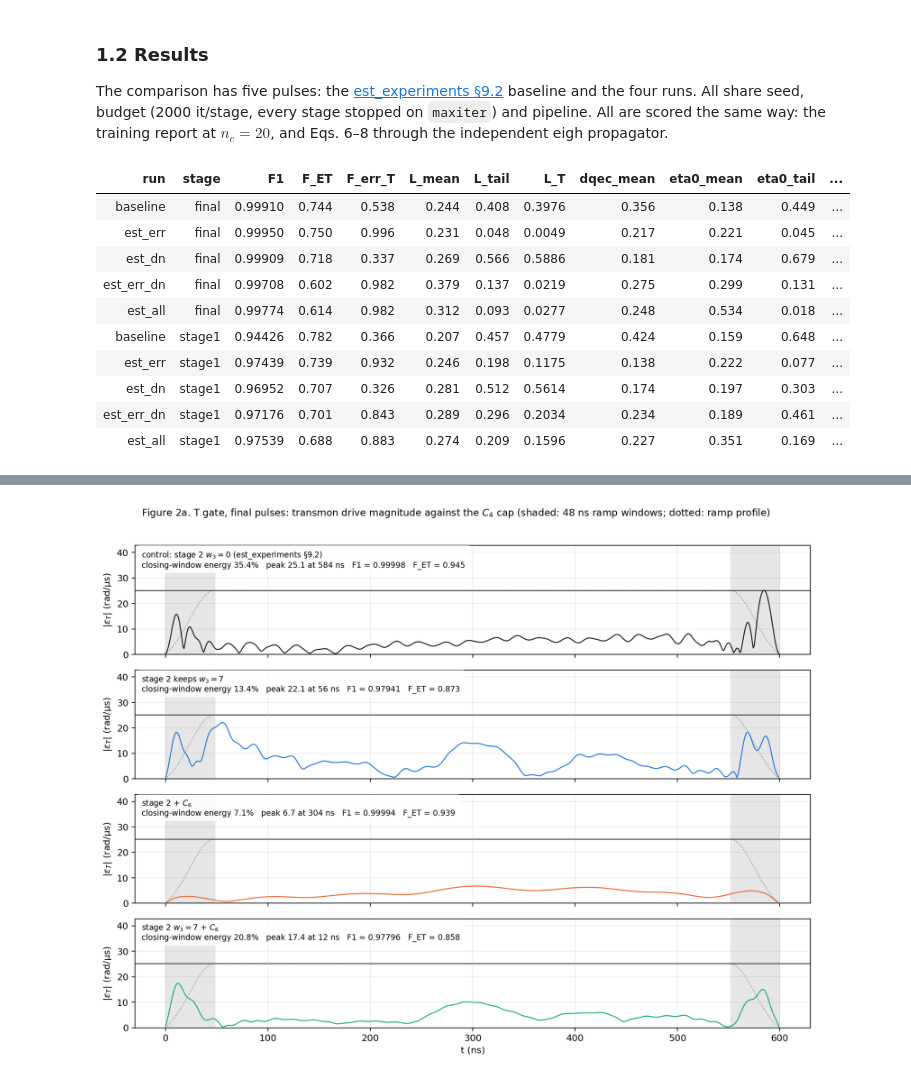
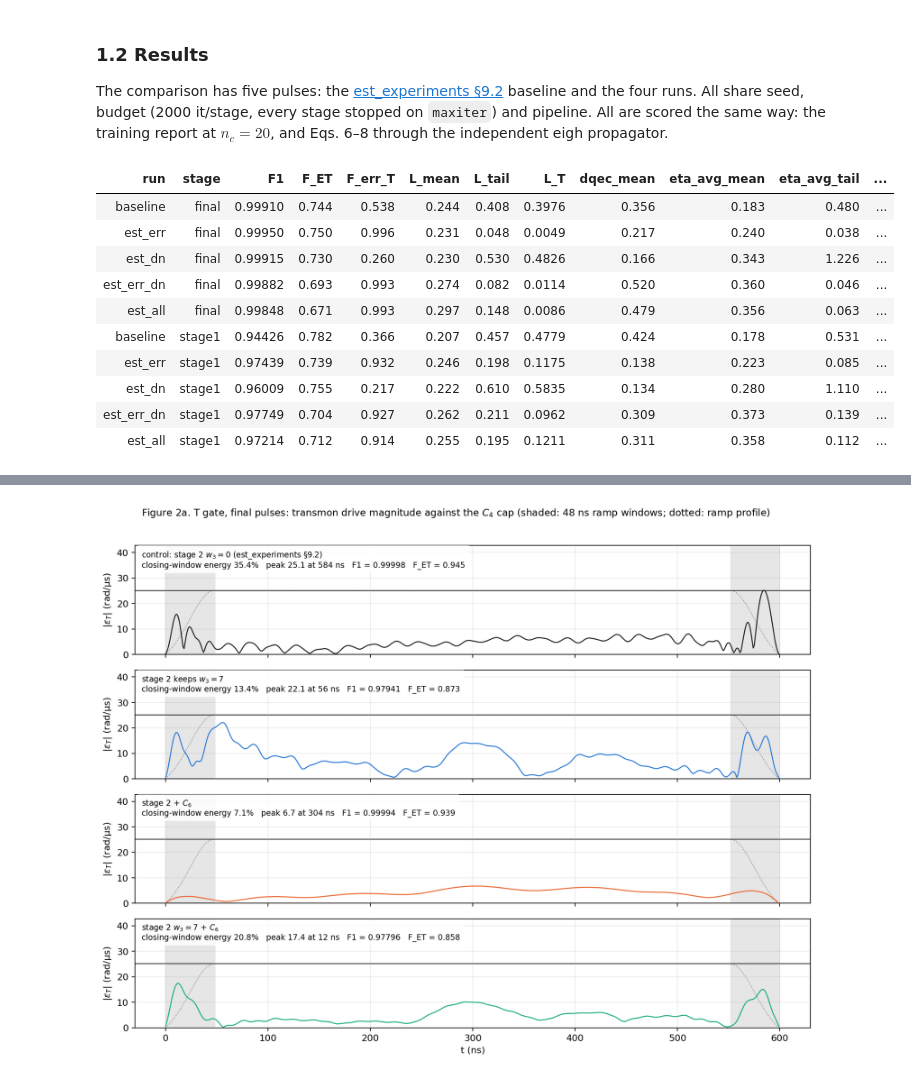
Before and after one commit to curiousCATla/Qubit-Drive-GRAPE, a Jupyter notebook: est_optimization.ipynb, the cells around one changed output, grey strips where cells are left out. Cells and saved outputs as stored; diff of their text form; code cells hidden in the pictures.

```diff
--- a/est_optimization.ipynb
+++ b/est_optimization.ipynb
@@ -302,28 +362,28 @@ training report at $n_c = 20$, and Eqs. 6–8 through the independent eigh propa
 # %%
 # Table 2: scalar metrics, final pulses first, then the stage-1 pulses.
 if nt_have:
     T19_COLS = ["run", "stage", "F1", "F_ET", "F_err_T", "L_mean", "L_tail", "L_T",
-                "dqec_mean", "eta0_mean", "eta0_tail", "c6", "oob_max", "max_active_fock"]
+                "dqec_mean", "eta_avg_mean", "eta_avg_tail", "c6", "oob_max", "max_active_fock"]
     t19 = (nt.assign(_run=nt.run.map({r: i for i, r in enumerate(NT_RUNS)}),
                      _stage=(nt.stage == "stage1"))
              .sort_values(["_stage", "_run"])[T19_COLS])
     display(t19.style.format({
         "F1": "{:.5f}", "F_ET": "{:.3f}", "F_err_T": "{:.3f}", "L_mean": "{:.3f}",
-        "L_tail": "{:.3f}", "L_T": "{:.4f}", "dqec_mean": "{:.3f}", "eta0_mean": "{:.3f}",
-        "eta0_tail": "{:.3f}", "c6": "{:.0f}", "oob_max": "{:.1e}"}, na_rep="-")
+        "L_tail": "{:.3f}", "L_T": "{:.4f}", "dqec_mean": "{:.3f}", "eta_avg_mean": "{:.3f}",
+        "eta_avg_tail": "{:.3f}", "c6": "{:.0f}", "oob_max": "{:.1e}"}, na_rep="-")
         .hide(axis="index"))
 # %% [output]
-| run | stage | F1 | F_ET | F_err_T | L_mean | L_tail | L_T | dqec_mean | eta0_mean | eta0_tail | ... |
-| baseline | final | 0.99910 | 0.744 | 0.538 | 0.244 | 0.408 | 0.3976 | 0.356 | 0.138 | 0.449 | ... |
-| est_err | final | 0.99950 | 0.750 | 0.996 | 0.231 | 0.048 | 0.0049 | 0.217 | 0.221 | 0.045 | ... |
-| est_dn | final | 0.99909 | 0.718 | 0.337 | 0.269 | 0.566 | 0.5886 | 0.181 | 0.174 | 0.679 | ... |
-| est_err_dn | final | 0.99708 | 0.602 | 0.982 | 0.379 | 0.137 | 0.0219 | 0.275 | 0.299 | 0.131 | ... |
-| est_all | final | 0.99774 | 0.614 | 0.982 | 0.312 | 0.093 | 0.0277 | 0.248 | 0.534 | 0.018 | ... |
-| baseline | stage1 | 0.94426 | 0.782 | 0.366 | 0.207 | 0.457 | 0.4779 | 0.424 | 0.159 | 0.648 | ... |
-| est_err | stage1 | 0.97439 | 0.739 | 0.932 | 0.246 | 0.198 | 0.1175 | 0.138 | 0.222 | 0.077 | ... |
-| est_dn | stage1 | 0.96952 | 0.707 | 0.326 | 0.281 | 0.512 | 0.5614 | 0.174 | 0.197 | 0.303 | ... |
-| est_err_dn | stage1 | 0.97176 | 0.701 | 0.843 | 0.289 | 0.296 | 0.2034 | 0.234 | 0.189 | 0.461 | ... |
-| est_all | stage1 | 0.97539 | 0.688 | 0.883 | 0.274 | 0.209 | 0.1596 | 0.227 | 0.351 | 0.169 | ... |
+| run | stage | F1 | F_ET | F_err_T | L_mean | L_tail | L_T | dqec_mean | eta_avg_mean | eta_avg_tail | ... |
+| baseline | final | 0.99910 | 0.744 | 0.538 | 0.244 | 0.408 | 0.3976 | 0.356 | 0.183 | 0.480 | ... |
+| est_err | final | 0.99950 | 0.750 | 0.996 | 0.231 | 0.048 | 0.0049 | 0.217 | 0.240 | 0.038 | ... |
+| est_dn | final | 0.99915 | 0.730 | 0.260 | 0.230 | 0.530 | 0.4826 | 0.166 | 0.343 | 1.226 | ... |
+| est_err_dn | final | 0.99882 | 0.693 | 0.993 | 0.274 | 0.082 | 0.0114 | 0.520 | 0.360 | 0.046 | ... |
+| est_all | final | 0.99848 | 0.671 | 0.993 | 0.297 | 0.148 | 0.0086 | 0.479 | 0.356 | 0.063 | ... |
+| baseline | stage1 | 0.94426 | 0.782 | 0.366 | 0.207 | 0.457 | 0.4779 | 0.424 | 0.178 | 0.531 | ... |
+| est_err | stage1 | 0.97439 | 0.739 | 0.932 | 0.246 | 0.198 | 0.1175 | 0.138 | 0.223 | 0.085 | ... |
+| est_dn | stage1 | 0.96009 | 0.755 | 0.217 | 0.222 | 0.610 | 0.5835 | 0.134 | 0.280 | 1.110 | ... |
+| est_err_dn | stage1 | 0.97749 | 0.704 | 0.927 | 0.262 | 0.211 | 0.0962 | 0.309 | 0.373 | 0.139 | ... |
+| est_all | stage1 | 0.97214 | 0.712 | 0.914 | 0.255 | 0.195 | 0.1211 | 0.311 | 0.358 | 0.112 | ... |
 # %% [markdown]
 **Table 2. Scalar metrics for the final and stage-1 pulses.** The "tail" columns average over
 $t \ge 0.9\,T$. `oob_max` is the larger out-of-band energy fraction of the two drives, audited
```
Also changed, not shown: parts of 13 cells of this notebook, 30 other files.
